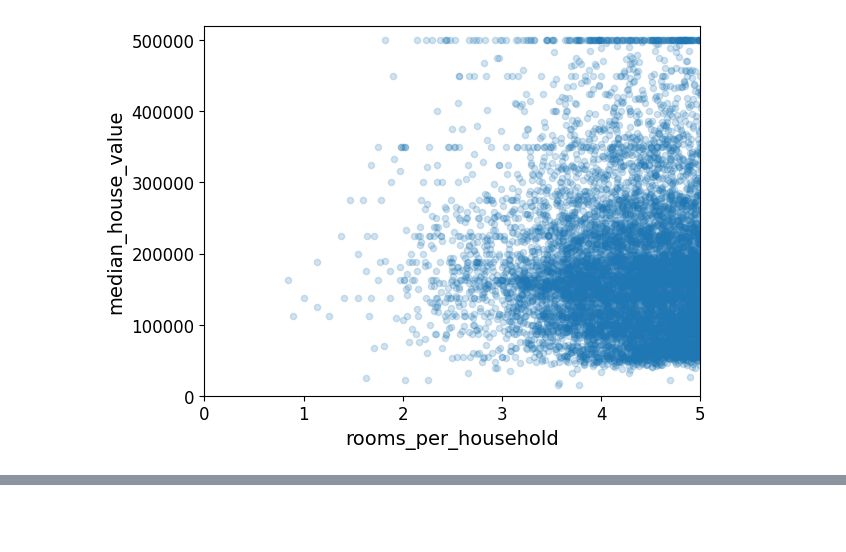
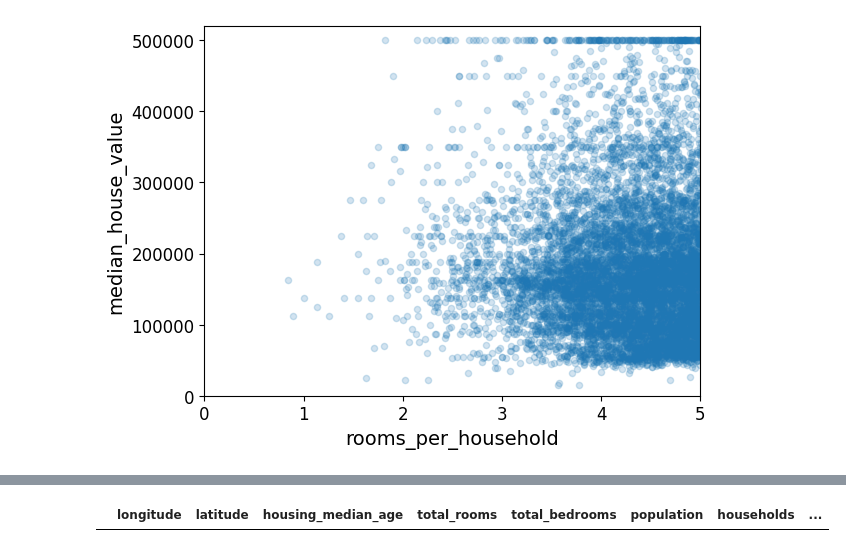
Before and after one commit to 5usan/Basic-Machine-Learning-Algorithms, a Jupyter notebook: Data_Preprocessing.ipynb, the cells around one changed output, grey strips where cells are left out. Cells and saved outputs as stored; diff of their text form; code cells hidden in the pictures; blank space fills up the shorter version.

```diff
--- a/Data_Preprocessing.ipynb
+++ b/Data_Preprocessing.ipynb
@@ -154,0 +228,11 @@ plt.show()
+# %%
+median = housing_features["total_bedrooms"].median()
+housing_features.fillna({"total_bedrooms": median}, inplace=True)
+# %%
+median = housing_features["bedrooms_per_room"].median()
+housing_features.fillna({"bedrooms_per_room": median}, inplace=True)
+# %%
+#Check if there are still records with null feature values
+housing_features[housing_features.isnull().any(axis=1)].head()
+# %% [output]
+|  | longitude | latitude | housing_median_age | total_rooms | total_bedrooms | population | households | ... |
```
Also changed, not shown: parts of 5 cells of this notebook.
